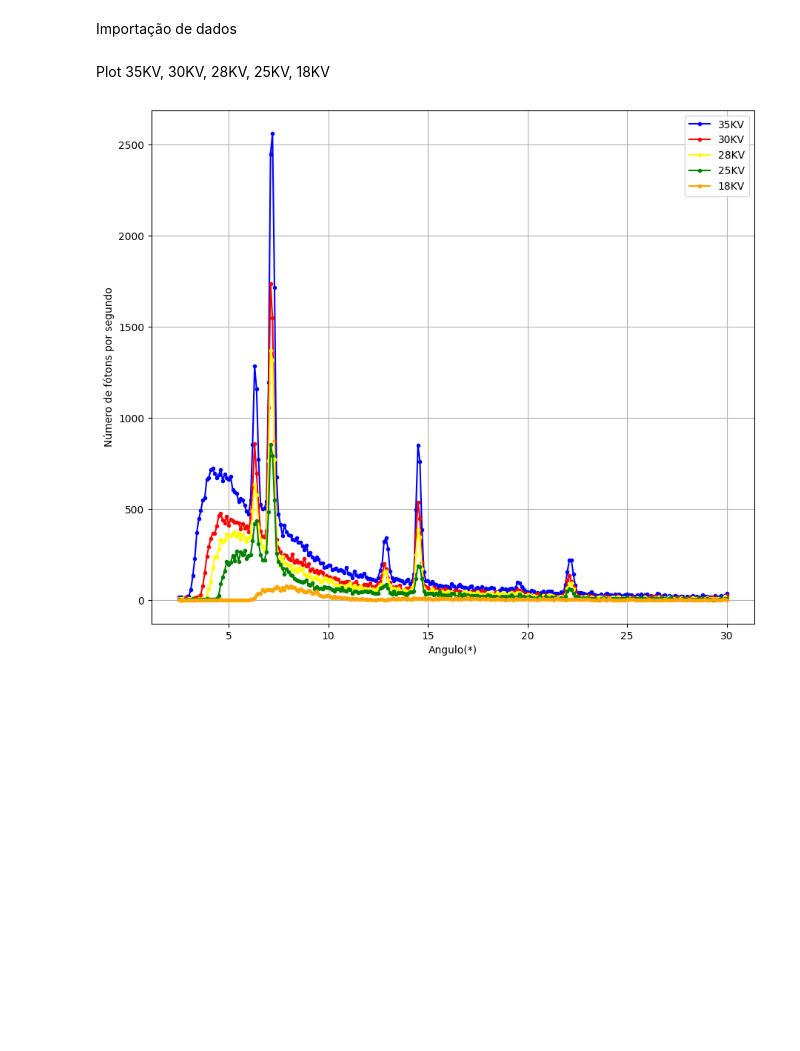
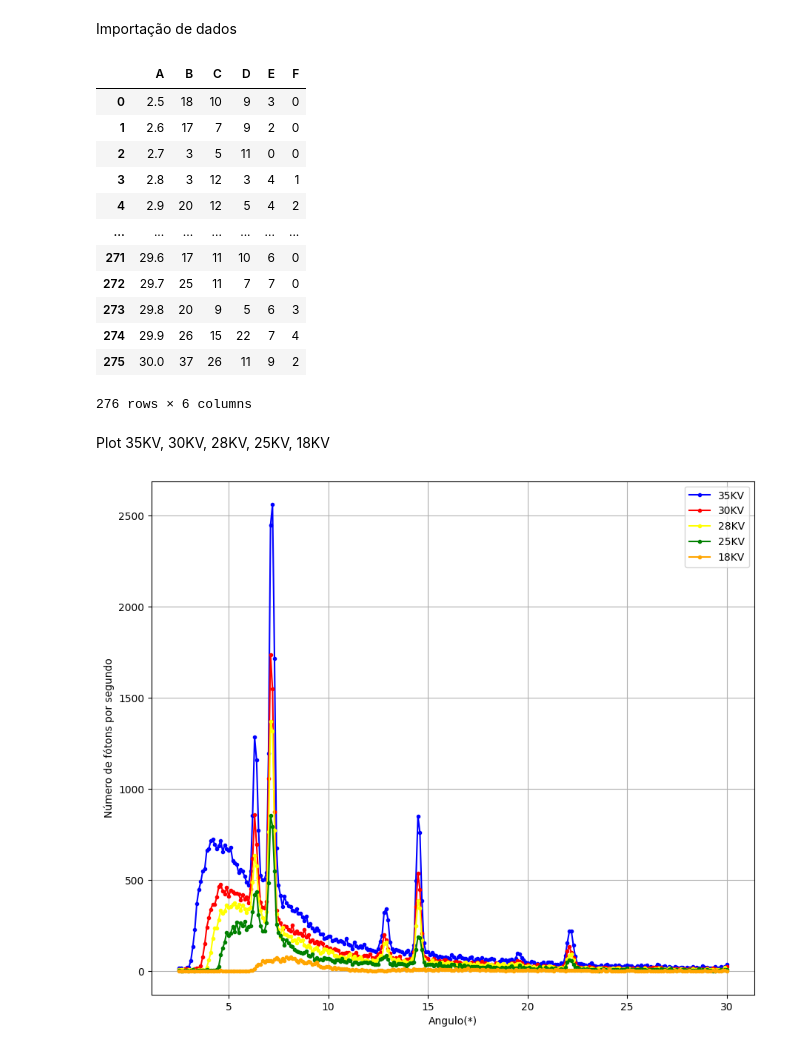
Before and after one commit to DanielDCSS/LabGlither, a Jupyter notebook: OpenLabEX2.ipynb, the cells around one changed output. Cells and saved outputs as stored; diff of their text form; code cells hidden in the pictures; blank space fills up the shorter version.

```diff
--- a/OpenLabEX2.ipynb
+++ b/OpenLabEX2.ipynb
@@ -9,6 +10,21 @@ Importação de dados
 # %%
 df = pd.read_excel('Planilha do raio-x.xlsx', sheet_name='Dados', header=None, names=['A', 'B', 'C', 'D','E', 'F'])
 df = df.replace({',': '.'}, regex=True)
+df
+# %% [output]
+|  | A | B | C | D | E | F |
+| 0 | 2.5 | 18 | 10 | 9 | 3 | 0 |
+| 1 | 2.6 | 17 | 7 | 9 | 2 | 0 |
+| 2 | 2.7 | 3 | 5 | 11 | 0 | 0 |
+| 3 | 2.8 | 3 | 12 | 3 | 4 | 1 |
+| 4 | 2.9 | 20 | 12 | 5 | 4 | 2 |
+| ... | ... | ... | ... | ... | ... | ... |
+| 271 | 29.6 | 17 | 11 | 10 | 6 | 0 |
+| 272 | 29.7 | 25 | 11 | 7 | 7 | 0 |
+| 273 | 29.8 | 20 | 9 | 5 | 6 | 3 |
+| 274 | 29.9 | 26 | 15 | 22 | 7 | 4 |
+| 275 | 30.0 | 37 | 26 | 11 | 9 | 2 |
+276 rows × 6 columns
 # %% [markdown]
 Plot 35KV, 30KV, 28KV, 25KV, 18KV
 # %%
```
Also changed, not shown: parts of 3 cells of this notebook.
